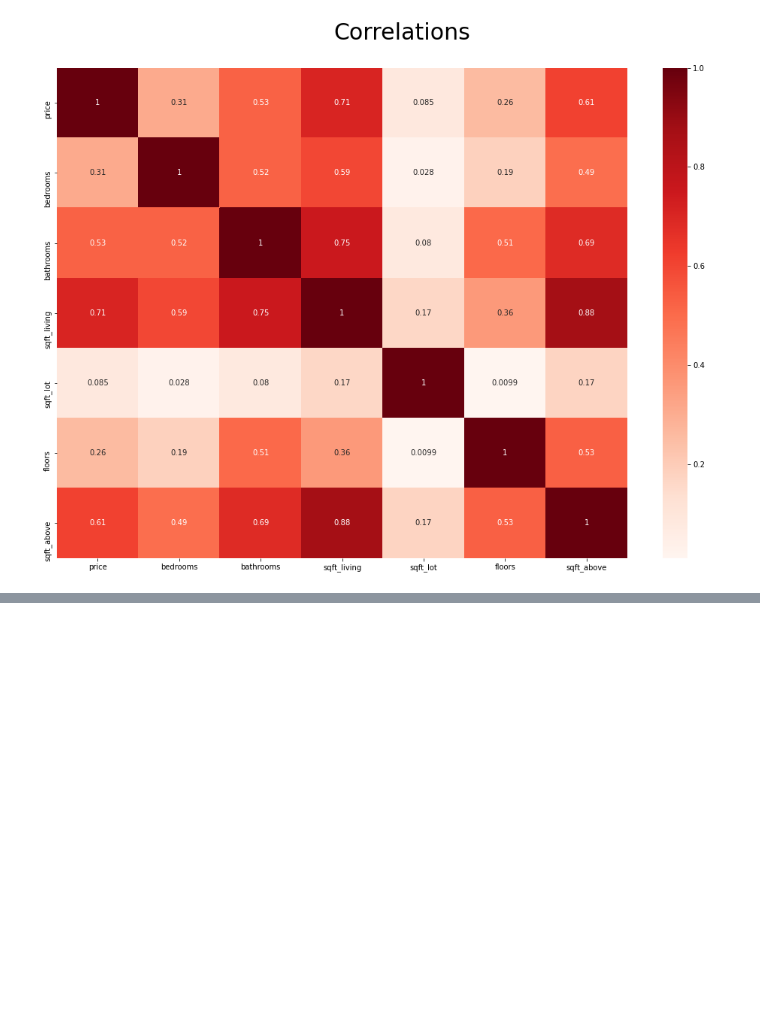
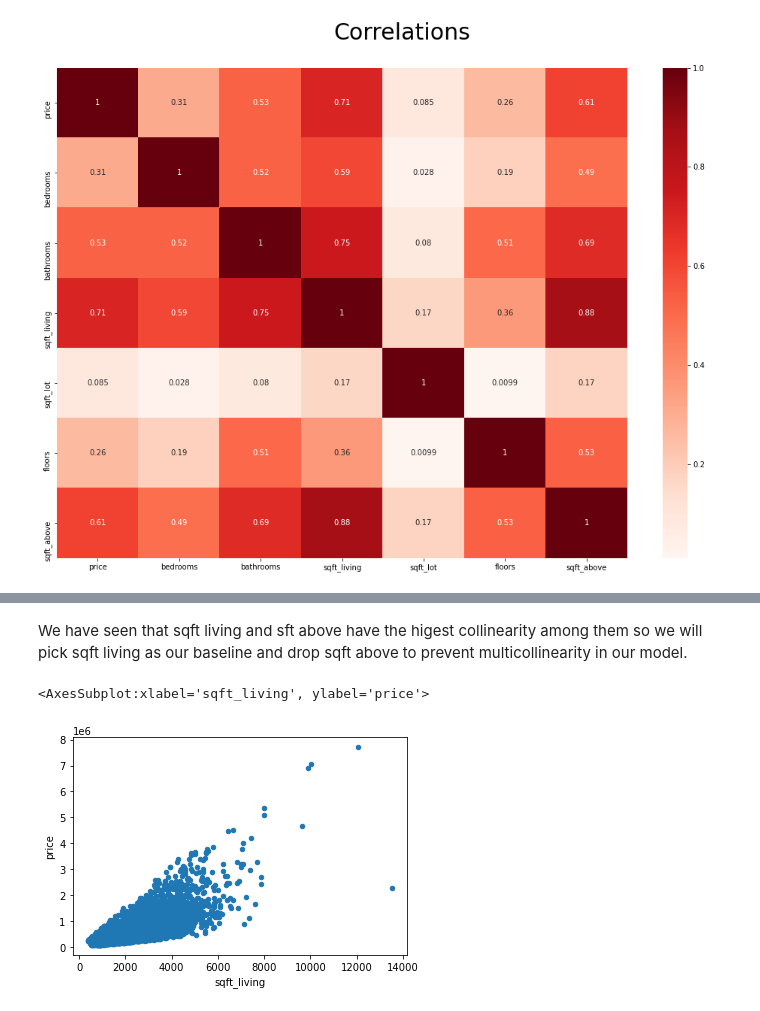
Before and after one commit to learn-co-curriculum/dsc-phase-2-project-v2-3, a Jupyter notebook: student.ipynb, the cells around one changed output, grey strips where cells are left out. Cells and saved outputs as stored; diff of their text form; code cells hidden in the pictures; blank space fills up the shorter version.

```diff
--- a/student.ipynb
+++ b/student.ipynb
@@ -690,0 +715,8 @@ heatmap = sns.heatmap(corr, cmap='Reds', annot=True)
+# %% [markdown]
+We have seen that sqft living and sft above have the higest collinearity among them so we will pick sqft living as our baseline and drop sqft above to prevent multicollinearity in our model.
+# %%
+# Plotting a baseline scatter plot
+numeric.plot.scatter(y = "price", x = "sqft_living")
+# %% [output]
+<AxesSubplot:xlabel='sqft_living', ylabel='price'>
+[figure, added]
```
Also changed, not shown: parts of 8 cells of this notebook.
